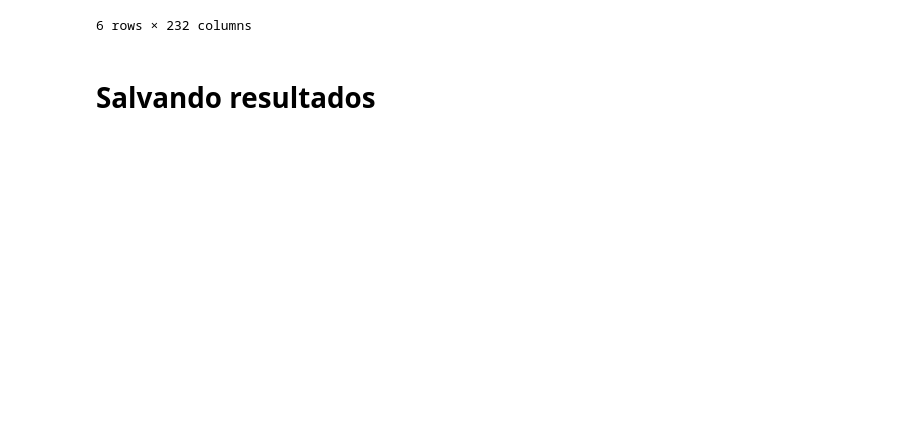
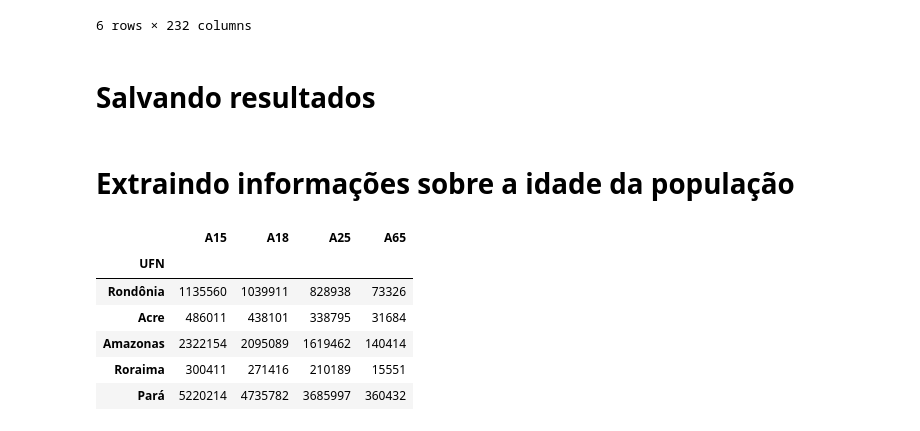
Before and after one commit to kenzosakiyama/corona_virus_brasil, a Jupyter notebook: notebooks/perfis_demograficos_brasil.ipynb, the cells around one changed output. Cells and saved outputs as stored; diff of their text form; code cells hidden in the pictures; blank space fills up the shorter version.

```diff
--- a/notebooks/perfis_demograficos_brasil.ipynb
+++ b/notebooks/perfis_demograficos_brasil.ipynb
@@ -134,0 +135,17 @@ data_df.to_excel("../../../Sistemas de Apoio a Decisão/dados_trabalho/processad
+# %% [markdown]
+# Extraindo informações sobre a idade da população
+# %%
+espec_vida_df = data_df[["UFN", "PESO15", "PESO18", "PESO25", "PESO65"]]
+espec_vida_df.set_index("UFN", inplace=True)
+# Renomeado colunas
+espec_vida_df.columns = ["A15", "A18", "A25", "A65"]
+# %%
+espec_vida_df.head()
+# %% [output]
+|  | A15 | A18 | A25 | A65 |
+| UFN |  |  |  |  |
+| Rondônia | 1135560 | 1039911 | 828938 | 73326 |
+| Acre | 486011 | 438101 | 338795 | 31684 |
+| Amazonas | 2322154 | 2095089 | 1619462 | 140414 |
+| Roraima | 300411 | 271416 | 210189 | 15551 |
+| Pará | 5220214 | 4735782 | 3685997 | 360432 |
```
Also changed, not shown: parts of 8 cells of this notebook, 1 other file.
